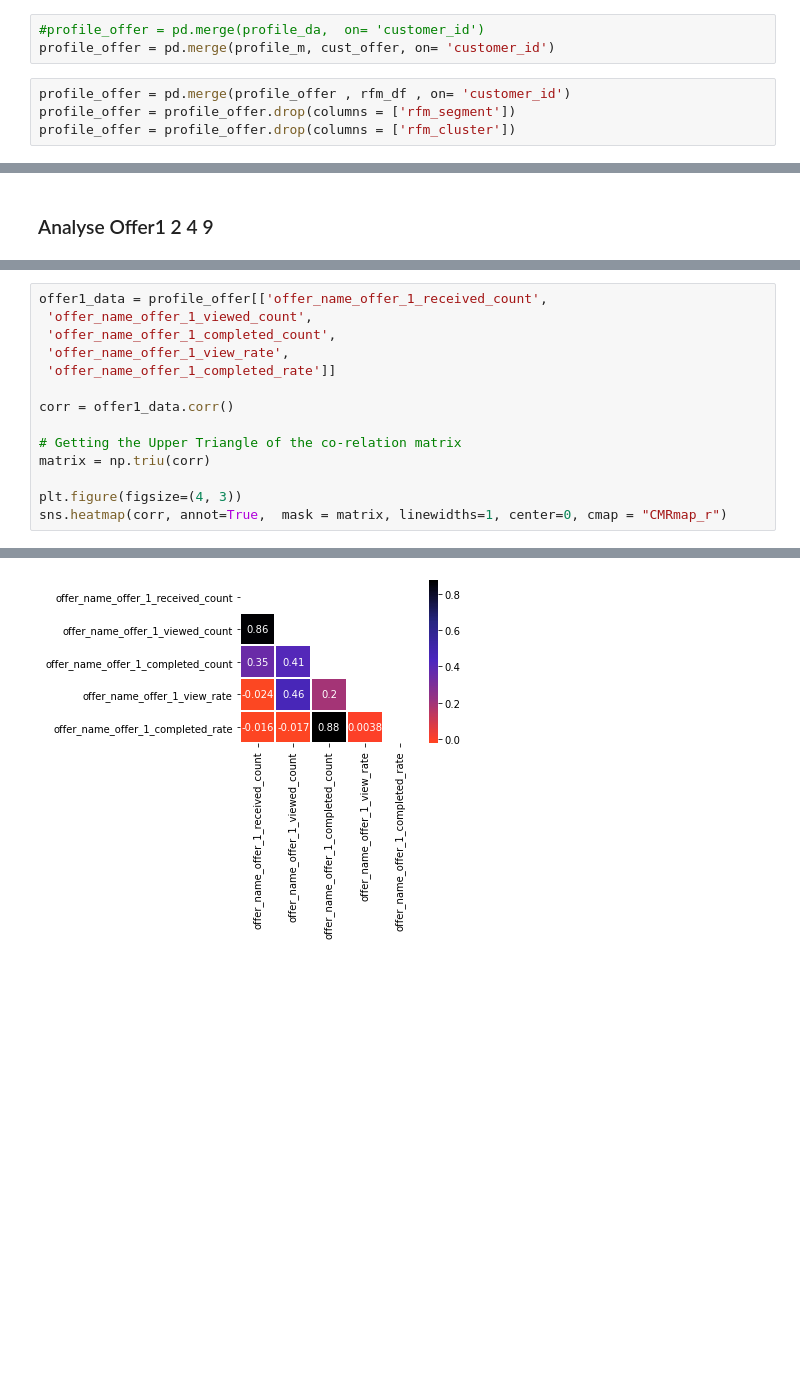
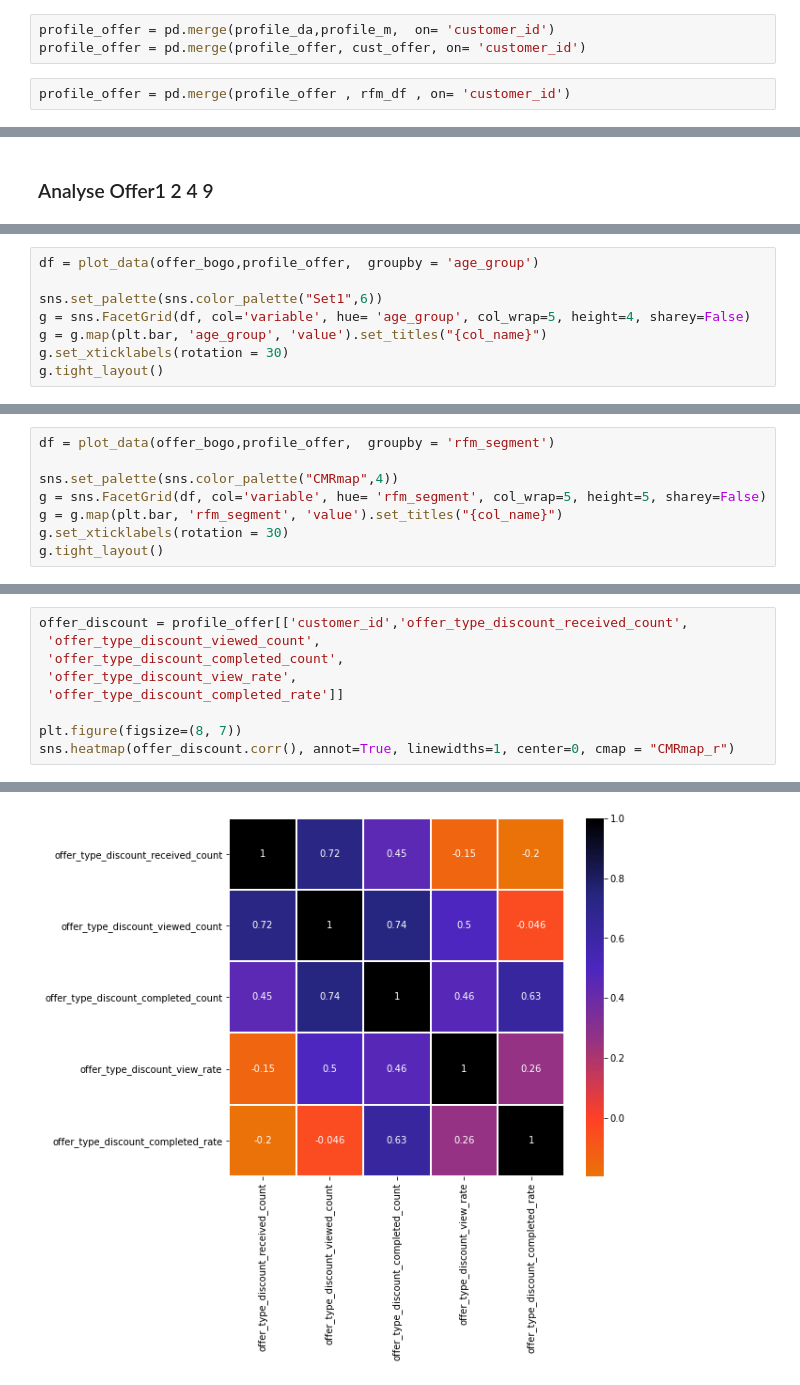
Before and after one commit to Arjunar92/Starbucks_Customer_Segmentation_Project, a Jupyter notebook: Starbucks_Customer_Segmentation_012821a.ipynb, the cells around one changed output, grey strips where cells are left out. Saved outputs shown, nothing was run; the diff lists cells and outputs as text; blank space fills up the shorter version.

```diff
--- a/Starbucks_Customer_Segmentation_012821a.ipynb
+++ b/Starbucks_Customer_Segmentation_012821a.ipynb
@@ -232,10 +232,8 @@ rfm_df = pd.read_excel('rfm.xlsx')
 # %%
 rfm_df = rfm_df.iloc[0:,1:]
 # %%
-#profile_offer = pd.merge(profile_da,  on= 'customer_id')
-profile_offer = pd.merge(profile_m, cust_offer, on= 'customer_id')
+profile_offer = pd.merge(profile_da,profile_m,  on= 'customer_id')
+profile_offer = pd.merge(profile_offer, cust_offer, on= 'customer_id')
 # %%
 profile_offer = pd.merge(profile_offer , rfm_df , on= 'customer_id')
-profile_offer = profile_offer.drop(columns = ['rfm_segment'])
-profile_offer = profile_offer.drop(columns = ['rfm_cluster'])
 # %%
@@ -277,0 +321,8 @@ sns.heatmap(offer_bogo.corr(), annot=True, linewidths=1, center=0, cmap = "CMRma
+# %%
+df = plot_data(offer_bogo,profile_offer,  groupby = 'age_group')
+
+sns.set_palette(sns.color_palette("Set1",6))
+g = sns.FacetGrid(df, col='variable', hue= 'age_group', col_wrap=5, height=4, sharey=False)
+g = g.map(plt.bar, 'age_group', 'value').set_titles("{col_name}")
+g.set_xticklabels(rotation = 30)
+g.tight_layout()
@@ -277,0 +351,8 @@ sns.heatmap(offer_bogo.corr(), annot=True, linewidths=1, center=0, cmap = "CMRma
+# %%
+df = plot_data(offer_bogo,profile_offer,  groupby = 'rfm_segment')
+
+sns.set_palette(sns.color_palette("CMRmap",4))
+g = sns.FacetGrid(df, col='variable', hue= 'rfm_segment', col_wrap=5, height=5, sharey=False)
+g = g.map(plt.bar, 'rfm_segment', 'value').set_titles("{col_name}")
+g.set_xticklabels(rotation = 30)
+g.tight_layout()
@@ -278,17 +363,12 @@ sns.heatmap(offer_bogo.corr(), annot=True, linewidths=1, center=0, cmap = "CMRma
 # %%
-offer1_data = profile_offer[['offer_name_offer_1_received_count',
- 'offer_name_offer_1_viewed_count',
- 'offer_name_offer_1_completed_count',
- 'offer_name_offer_1_view_rate',
- 'offer_name_offer_1_completed_rate']]
+offer_discount = profile_offer[['customer_id','offer_type_discount_received_count',
+ 'offer_type_discount_viewed_count',
+ 'offer_type_discount_completed_count',
+ 'offer_type_discount_view_rate',
+ 'offer_type_discount_completed_rate']]
 
-corr = offer1_data.corr()
-
-# Getting the Upper Triangle of the co-relation matrix
-matrix = np.triu(corr)
-
-plt.figure(figsize=(4, 3))
-sns.heatmap(corr, annot=True,  mask = matrix, linewidths=1, center=0, cmap = "CMRmap_r")
+plt.figure(figsize=(8, 7))
+sns.heatmap(offer_discount.corr(), annot=True, linewidths=1, center=0, cmap = "CMRmap_r")
 # %% [output]
 <AxesSubplot:>
-[figure, old version]
+[figure, new version]
```
Also changed, not shown: parts of 19 cells of this notebook.
